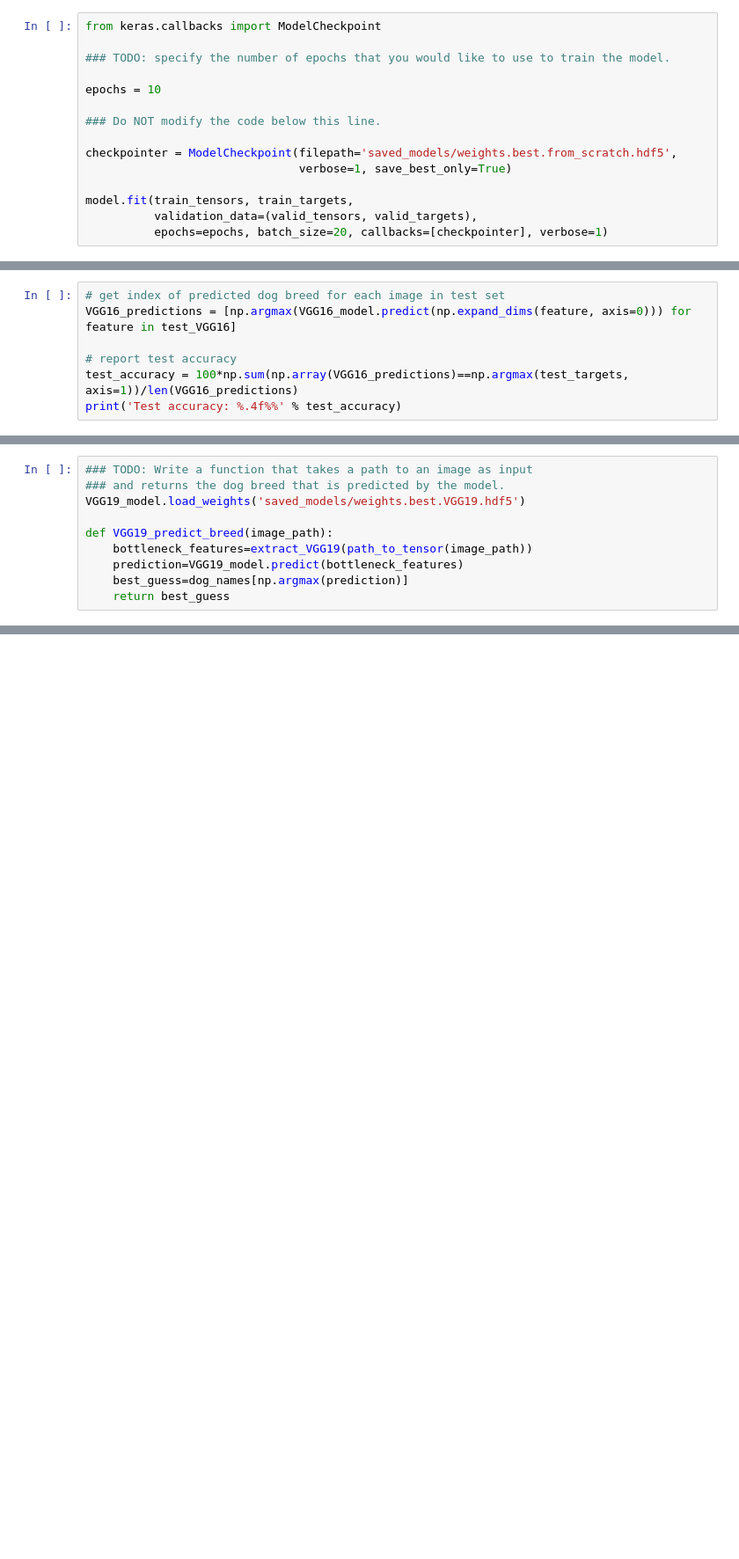
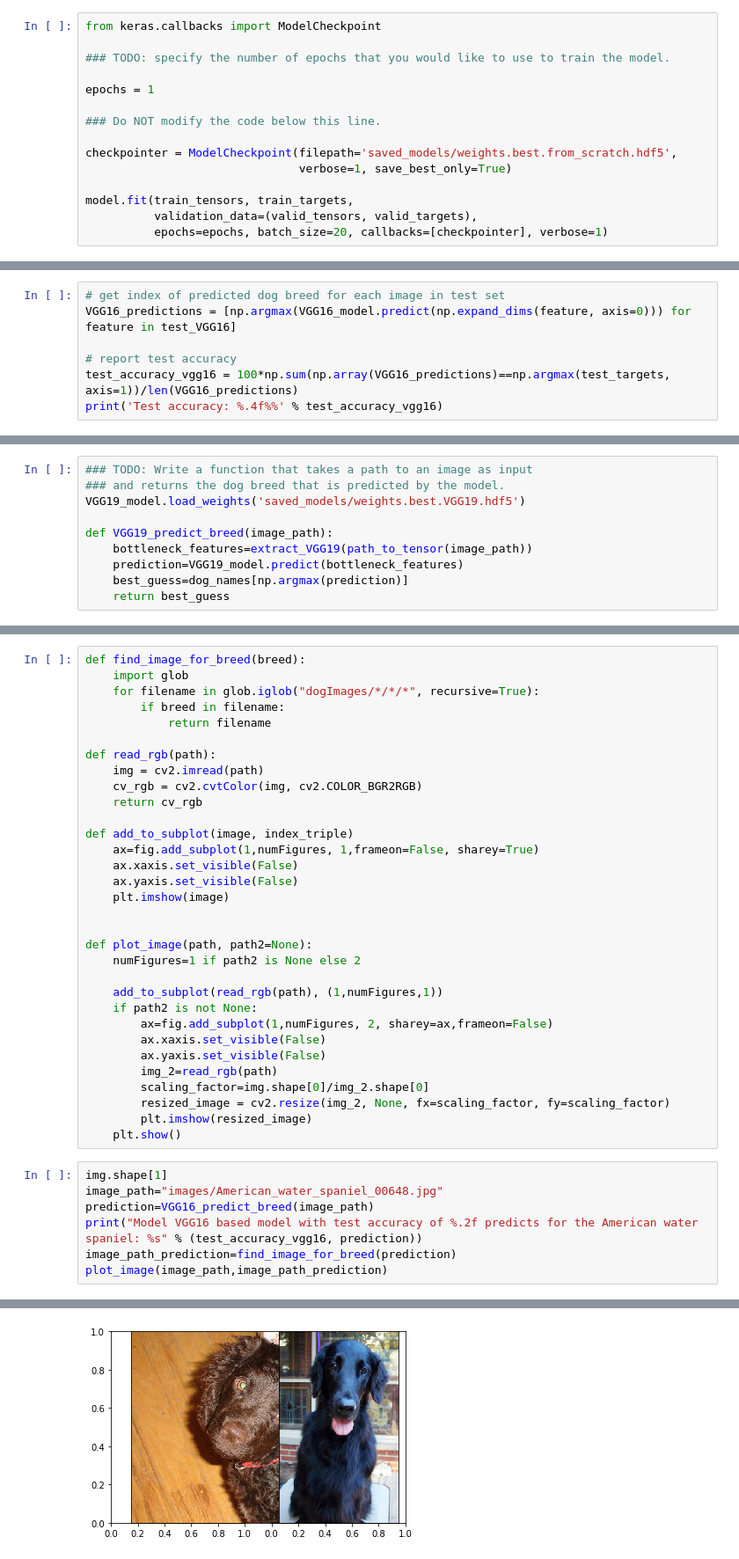
Before and after one commit to rmminusrslash/dog-project, a Jupyter notebook: dog_app.ipynb, the cells around one changed output, grey strips where cells are left out. Shown at 88% size. Drawn from its saved outputs; the diff is of its cells as text; blank space fills up the shorter version.

```diff
--- a/dog_app.ipynb
+++ b/dog_app.ipynb
@@ -448,7 +449,7 @@ from keras.callbacks import ModelCheckpoint
 
 ### TODO: specify the number of epochs that you would like to use to train the model.
 
-epochs = 10
+epochs = 1
 
 ### Do NOT modify the code below this line.
 
@@ -574,6 +561,6 @@ Now, we can use the CNN to test how well it identifies breed within our test dat
 VGG16_predictions = [np.argmax(VGG16_model.predict(np.expand_dims(feature, axis=0))) for feature in test_VGG16]
 
 # report test accuracy
-test_accuracy = 100*np.sum(np.array(VGG16_predictions)==np.argmax(test_targets, axis=1))/len(VGG16_predictions)
-print('Test accuracy: %.4f%%' % test_accuracy)
+test_accuracy_vgg16 = 100*np.sum(np.array(VGG16_predictions)==np.argmax(test_targets, axis=1))/len(VGG16_predictions)
+print('Test accuracy: %.4f%%' % test_accuracy_vgg16)
 # %% [output]
@@ -770,0 +754,40 @@ Poodle
+# %%
+def find_image_for_breed(breed):
+    import glob
+    for filename in glob.iglob("dogImages/*/*/*", recursive=True):
+        if breed in filename:
+            return filename
+
+def read_rgb(path):
+    img = cv2.imread(path)
+    cv_rgb = cv2.cvtColor(img, cv2.COLOR_BGR2RGB)
+    return cv_rgb
+
+def add_to_subplot(image, index_triple)
+    ax=fig.add_subplot(1,numFigures, 1,frameon=False, sharey=True)
+    ax.xaxis.set_visible(False)
+    ax.yaxis.set_visible(False)
+    plt.imshow(image)
+
+
+def plot_image(path, path2=None):
+    numFigures=1 if path2 is None else 2
+
+    add_to_subplot(read_rgb(path), (1,numFigures,1))
+    if path2 is not None:
+        ax=fig.add_subplot(1,numFigures, 2, sharey=ax,frameon=False)
+        ax.xaxis.set_visible(False)
+        ax.yaxis.set_visible(False)
+        img_2=read_rgb(path)
+        scaling_factor=img.shape[0]/img_2.shape[0]
+        resized_image = cv2.resize(img_2, None, fx=scaling_factor, fy=scaling_factor)
+        plt.imshow(resized_image)
+    plt.show()
+# %%
+img.shape[1]
+image_path="images/American_water_spaniel_00648.jpg"
+prediction=VGG16_predict_breed(image_path)
+print("Model VGG16 based model with test accuracy of %.2f predicts for the American water spaniel: %s" % (test_accuracy_vgg16, prediction))
+image_path_prediction=find_image_for_breed(prediction)
+plot_image(image_path,image_path_prediction)
+# %% [output]
@@ -770,0 +795 @@ Poodle
+[figure, added]
```
Also changed, not shown: parts of 20 cells of this notebook, 2 other files.
